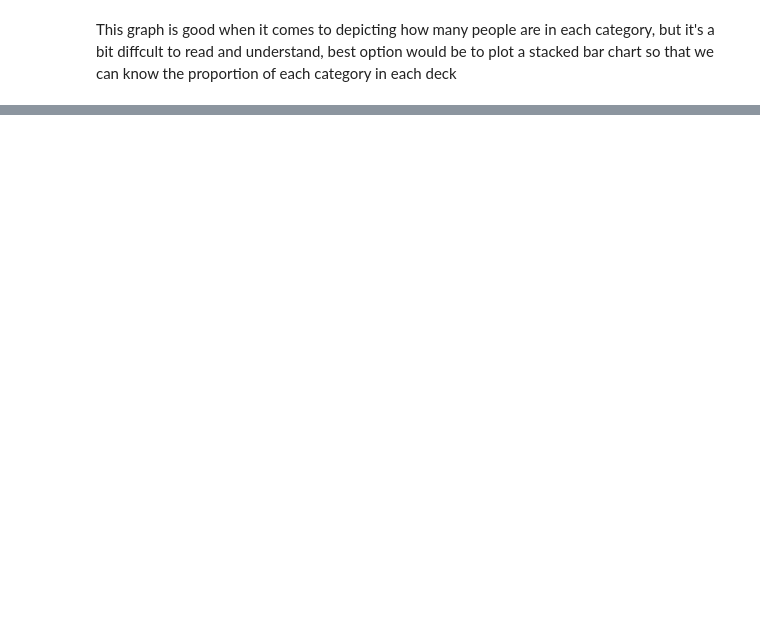
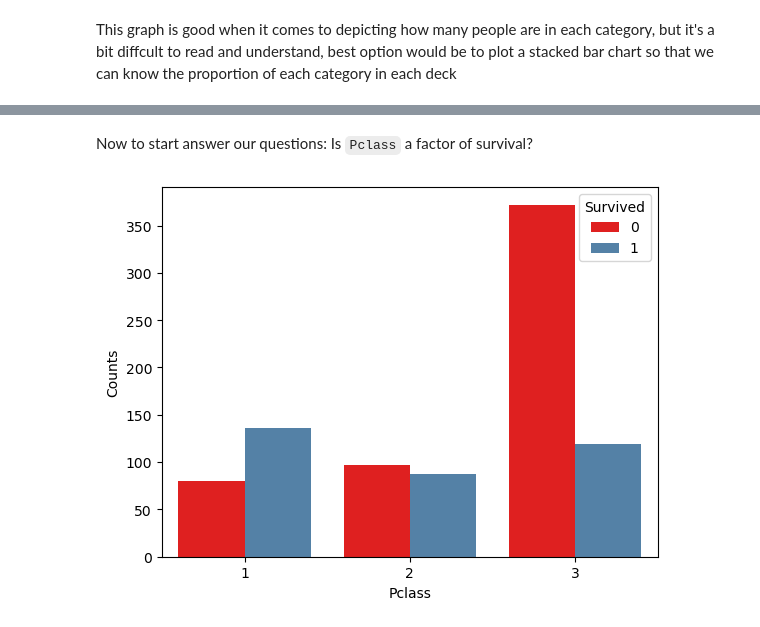
Before and after one commit to abdulqadirmuazzim/Titanic, a Jupyter notebook: titanic.ipynb, the cells around one changed output, grey strips where cells are left out. Cells and saved outputs as stored; diff of their text form; code cells hidden in the pictures; blank space fills up the shorter version.

```diff
--- a/titanic.ipynb
+++ b/titanic.ipynb
@@ -279,0 +289,10 @@ plt.show()
+# %% [markdown]
+Now to start answer our questions:
+Is `Pclass` a factor of survival?
+# %%
+pclass_survived = train.groupby(["Pclass", "Survived"]).PassengerId.count().reset_index()
+pclass_survived = pclass_survived.rename(columns={'PassengerId':"Counts"})
+sns.barplot(pclass_survived, x="Pclass", y="Counts", hue="Survived", palette={0:"red", 1:"steelblue"})
+plt.show()
+# %% [output]
+[figure, added]
```
Also changed, not shown: parts of 8 cells of this notebook.
